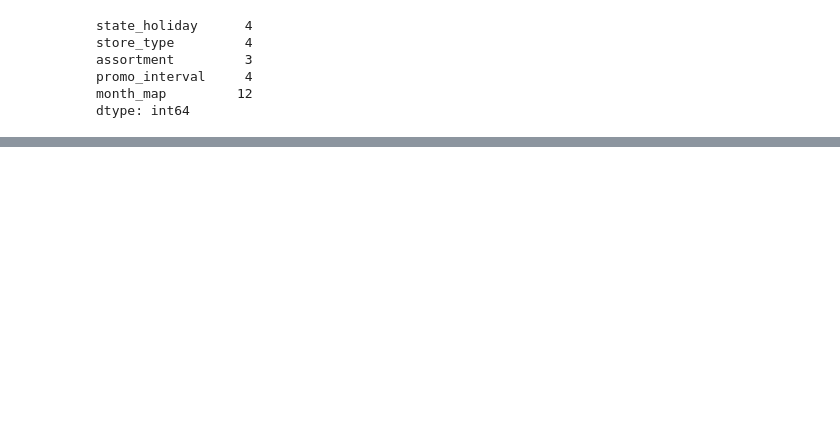
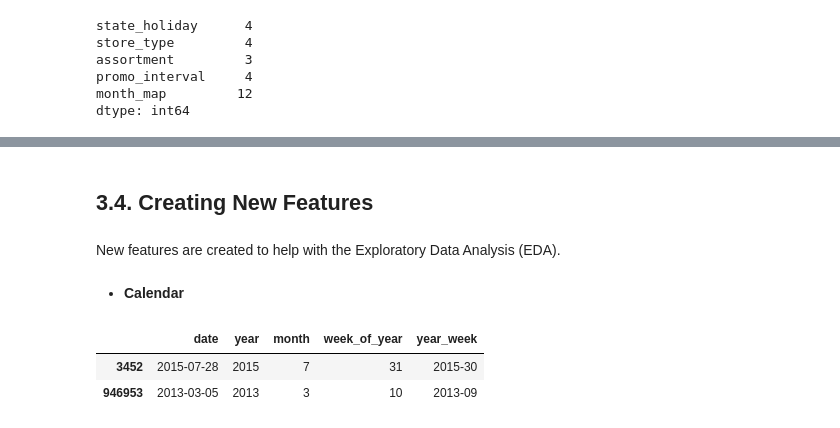
Before and after one commit to Gutscs/Rossmann-Forecasting-Sales, a Jupyter notebook: RossmanSales.ipynb, the cells around one changed output, grey strips where cells are left out. Saved outputs shown, nothing was run; the diff lists cells and outputs as text; code cells hidden in the pictures; blank space fills up the shorter version.

```diff
--- a/RossmanSales.ipynb
+++ b/RossmanSales.ipynb
@@ -334,0 +423,28 @@ plt.show()
+# %% [markdown]
+## 3.4. Creating New Features
+# %% [markdown]
+New features are created to help with the Exploratory Data Analysis (EDA).
+# %%
+# Dataset copy
+df2 = df1.copy()
+# %% [markdown]
+* **Calendar**
+# %%
+# year
+df2['year'] = df2['date'].dt.year
+
+# month
+df2['month'] = df2['date'].dt.month
+
+# week of year
+df2['week_of_year'] = df2['date'].dt.isocalendar().week
+
+# year week
+df2['year_week'] = df2['date'].dt.strftime( '%Y-%W' )
+
+# check
+df2[['date', 'year', 'month', 'week_of_year', 'year_week']].sample(2)
+# %% [output]
+|  | date | year | month | week_of_year | year_week |
+| 3452 | 2015-07-28 | 2015 | 7 | 31 | 2015-30 |
+| 946953 | 2013-03-05 | 2013 | 3 | 10 | 2013-09 |
```
Also changed, not shown: parts of 29 cells of this notebook.
